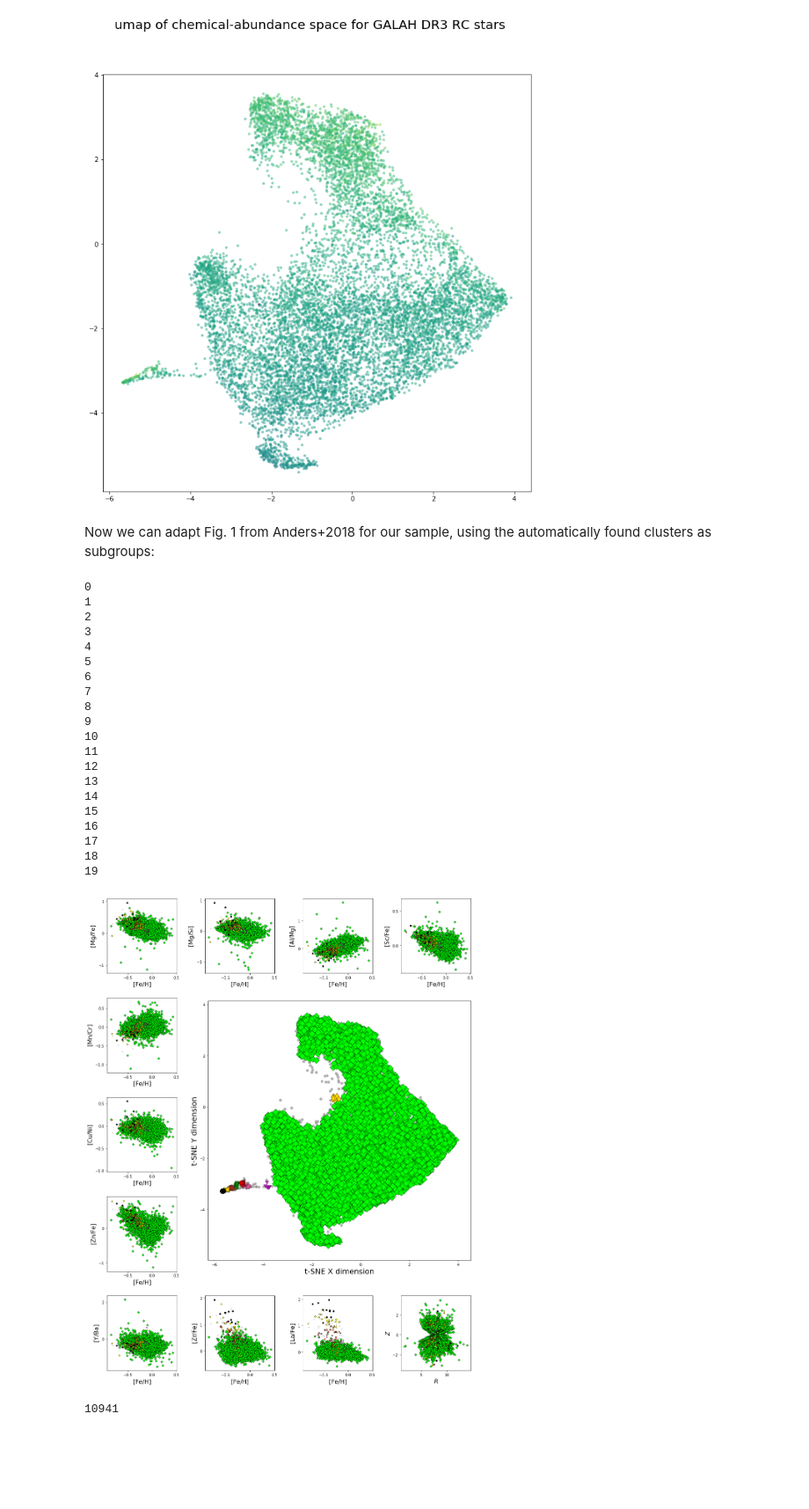
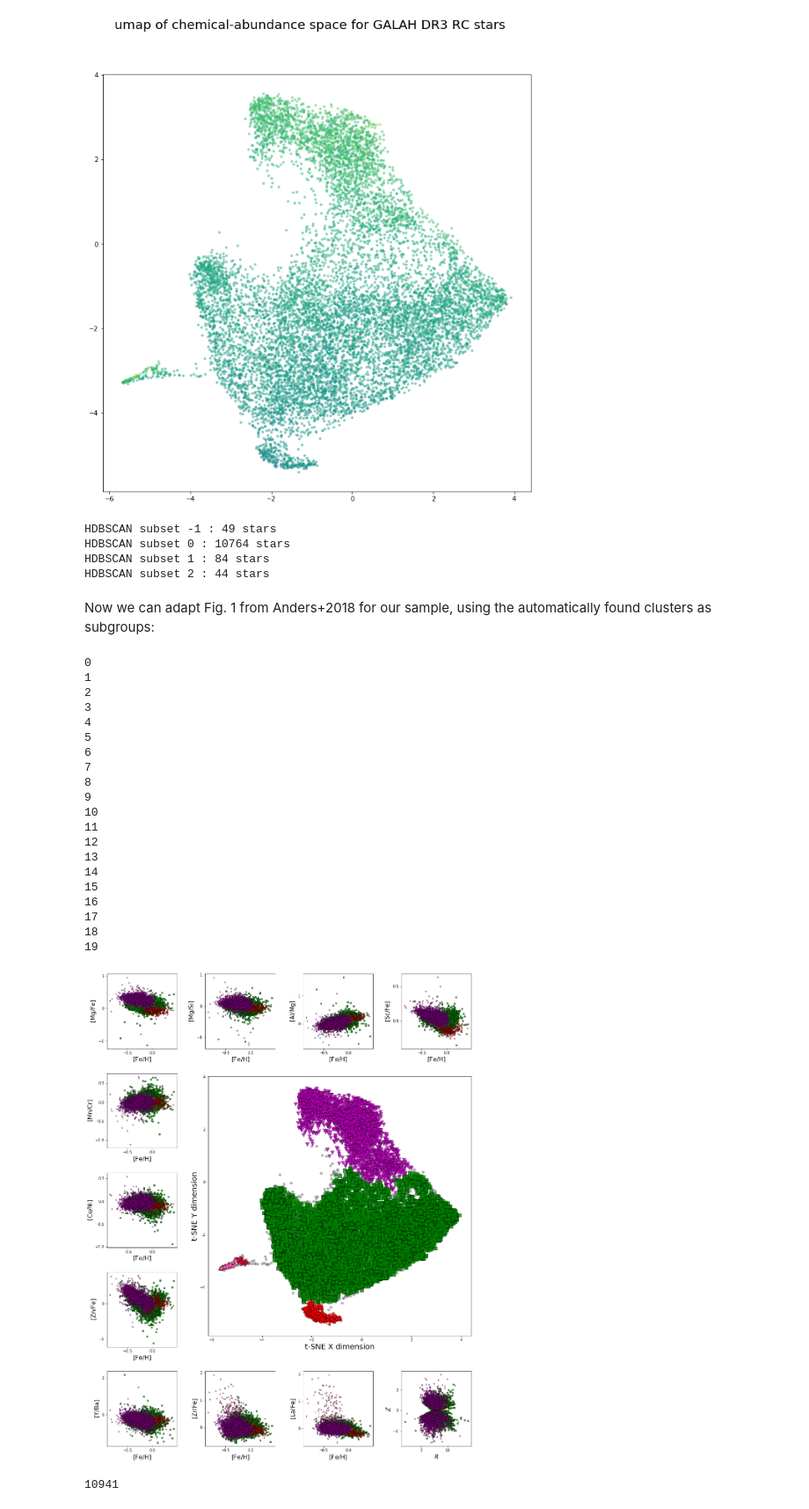
Before and after one commit to aleixcb/tfg_galah, a Jupyter notebook: py/tsne_vs_umap_galah_rc_v1.ipynb, the cells around one changed output. Shown: that part at 88% size. Cells and saved outputs as stored; diff of their text form; code cells hidden in the pictures; blank space fills up the shorter version.

```diff
--- a/py/tsne_vs_umap_galah_rc_v1.ipynb
+++ b/py/tsne_vs_umap_galah_rc_v1.ipynb
@@ -226,3 +228,11 @@ galah_rc.get_umap_subsets(nn=80, md=0.1)
+# %%
+for ii in galah_rc.subsets:
+    print("HDBSCAN subset", ii, ":", np.sum(galah_rc.classcol==ii), "stars")
+# %% [output]
+HDBSCAN subset -1 : 49 stars
+HDBSCAN subset 0 : 10764 stars
+HDBSCAN subset 1 : 84 stars
+HDBSCAN subset 2 : 44 stars
 # %% [markdown]
 Now we can adapt Fig. 1 from Anders+2018 for our sample, using the automatically found clusters as subgroups:
 # %%
@@ -241,7 +251,7 @@ limits = [ None,  None,  None,  None,
            None,  None,  None,  None,
            None,  None,  None,  None ]
 
-order=[0,7,12,10,1,2,3,4,5,6,8,9,11] # define the order in which the plot is to be made so that the smaller groups may be seen
+order=[5,4,0,3,2,1]#[12,0,7,10,1,2,3,4,5,6,8,9,11] # define the order in which the plot is to be made so that the smaller groups may be seen
 #------------------------------------------------------------
 # Plot the results
 import matplotlib.gridspec as gridspec
@@ -289,34 +299,34 @@ for kk in order:
     ax.scatter(t.Xu[mask], t.Yu[mask], s=8*t.size[kk], lw=t.lw[kk], edgecolors="k",
                c=t.col[kk], alpha=t.al[kk], marker=t.sym[kk], label=t.names[kk])
     # Annotate population names
     #if kk < len(t.names):
     #    ax.text(t.Xcoords[kk], t.Ycoords[kk], t.names[kk], fontsize=1.25*t.fsize[kk])
 ax.set_xlabel("t-SNE X dimension", fontsize=20)
 ax.set_ylabel("t-SNE Y dimension", fontsize=20)
 
 plt.savefig("../im/galah_rc_big-umap-abundsplot.png", dpi=200)
 # %% [output]
 0
 1
 2
 3
 4
 5
 6
 7
 8
 9
 10
 11
 12
 13
 14
 15
 16
 17
 18
 19
-[figure, old version]
+[figure, new version]
 # %%
 len(galah_rc.data)
 # %% [output]
```
Also changed, not shown: parts of 3 cells of this notebook, 6 other files.
